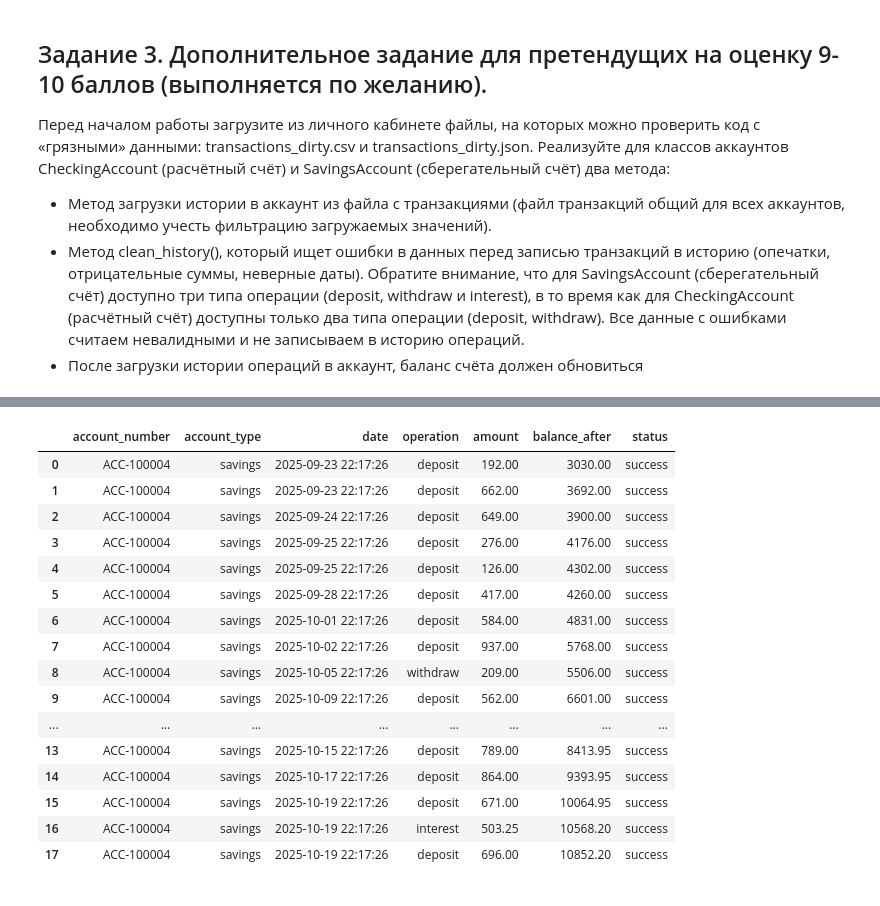
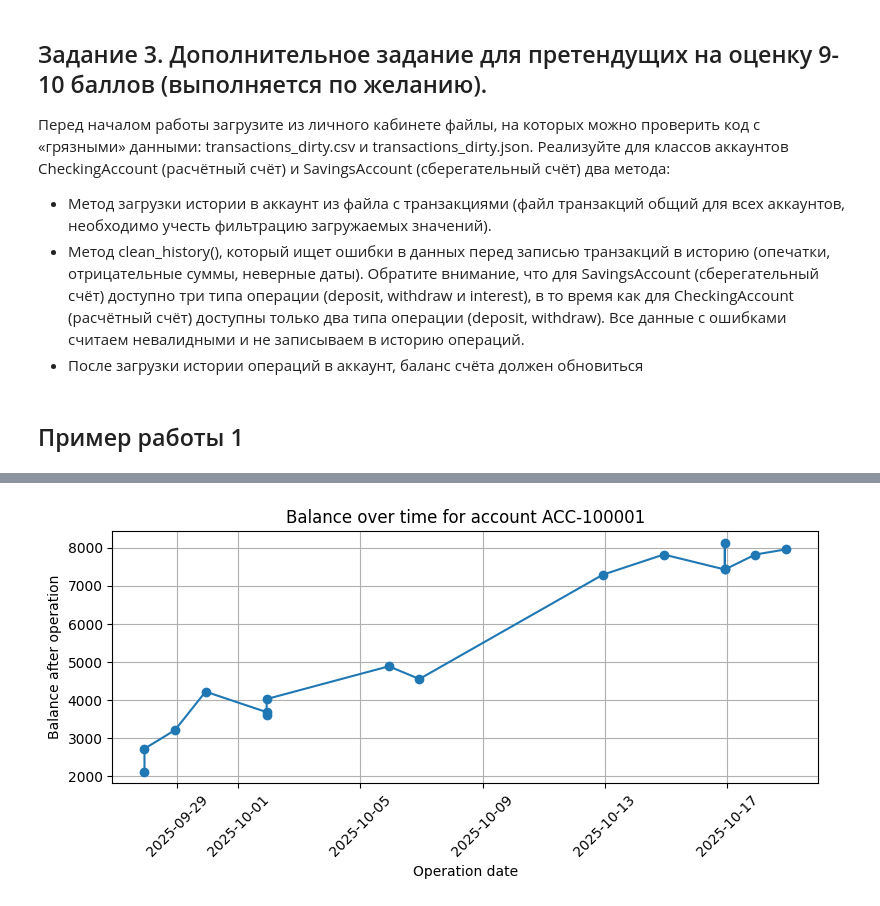
Before and after one commit to tdsergienko/Python-for-Data-Engineering, a Jupyter notebook: homework_5/solution.ipynb, the cells around one changed output, grey strips where cells are left out. Drawn from its saved outputs; the diff is of its cells as text; code cells hidden in the pictures.

```diff
--- a/homework_5/solution.ipynb
+++ b/homework_5/solution.ipynb
@@ -442,24 +481,40 @@ class SavingsAccount(Account):
         return self._supported_operation_types
 # %%
 class CheckingAccount(Account):
+    """
+    Checking account with deposit and withdraw operations.
+
+    No interest operations are allowed.
+    """
+
     account_type: AccountType = AccountType.CHECKING_ACCOUNT
-    _supported_operation_types: list[OperationType] = [
+    _supported_operation_types: listpyt[OperationType] = [
         OperationType.DEPOSIT,
         OperationType.WITHDRAW,
     ]
 
-
     def _get_account_type(self) -> AccountType:
+        """Return account type (checking)."""
         return self.account_type
 
-
     def _get_supported_operation_types(self) -> list[OperationType]:
+        """Return list of supported operations for checking account."""
         return self._supported_operation_types
+# %% [markdown]
+## Пример работы 1
 # %%
-# acc = CheckingAccount("John Doe", 1234.44)
-acc = SavingsAccount("John Doe", 0.0)
-acc.account_number = "ACC-100004"
+acc = CheckingAccount("John Doe", 0.0)
+acc.account_number = "ACC-100001"
 acc.from_json(TRANSACTIONS_JSON)
 history = acc.get_history()
-history
+
+print()
+print("Transaction history:")
+print(history)
+
+print()
+acc.analyze_history()
+
+print()
+acc.plot_history()
 # %% [output]
@@ -479,17 +538 @@ Invalid date format: 01/10/2025 22:17. Expected 'YYYY-MM-DD HH:MM:SS'.
-|  | account_number | account_type | date | operation | amount | balance_after | status |
-| 0 | ACC-100004 | savings | 2025-09-23 22:17:26 | deposit | 192.00 | 3030.00 | success |
-| 1 | ACC-100004 | savings | 2025-09-23 22:17:26 | deposit | 662.00 | 3692.00 | success |
-| 2 | ACC-100004 | savings | 2025-09-24 22:17:26 | deposit | 649.00 | 3900.00 | success |
-| 3 | ACC-100004 | savings | 2025-09-25 22:17:26 | deposit | 276.00 | 4176.00 | success |
-| 4 | ACC-100004 | savings | 2025-09-25 22:17:26 | deposit | 126.00 | 4302.00 | success |
-| 5 | ACC-100004 | savings | 2025-09-28 22:17:26 | deposit | 417.00 | 4260.00 | success |
-| 6 | ACC-100004 | savings | 2025-10-01 22:17:26 | deposit | 584.00 | 4831.00 | success |
-| 7 | ACC-100004 | savings | 2025-10-02 22:17:26 | deposit | 937.00 | 5768.00 | success |
-| 8 | ACC-100004 | savings | 2025-10-05 22:17:26 | withdraw | 209.00 | 5506.00 | success |
-| 9 | ACC-100004 | savings | 2025-10-09 22:17:26 | deposit | 562.00 | 6601.00 | success |
-| ... | ... | ... | ... | ... | ... | ... | ... |
-| 13 | ACC-100004 | savings | 2025-10-15 22:17:26 | deposit | 789.00 | 8413.95 | success |
-| 14 | ACC-100004 | savings | 2025-10-17 22:17:26 | deposit | 864.00 | 9393.95 | success |
-| 15 | ACC-100004 | savings | 2025-10-19 22:17:26 | deposit | 671.00 | 10064.95 | success |
-| 16 | ACC-100004 | savings | 2025-10-19 22:17:26 | interest | 503.25 | 10568.20 | success |
-| 17 | ACC-100004 | savings | 2025-10-19 22:17:26 | deposit | 696.00 | 10852.20 | success |
+[figure, added]
```
Also changed, not shown: parts of 12 cells of this notebook.
